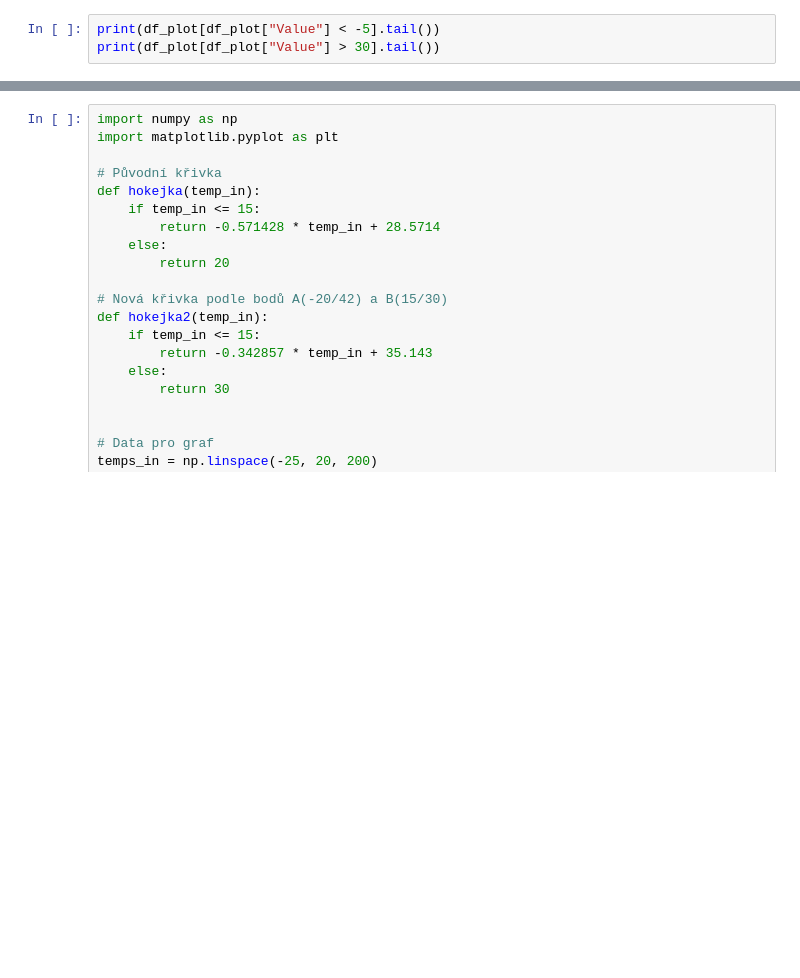
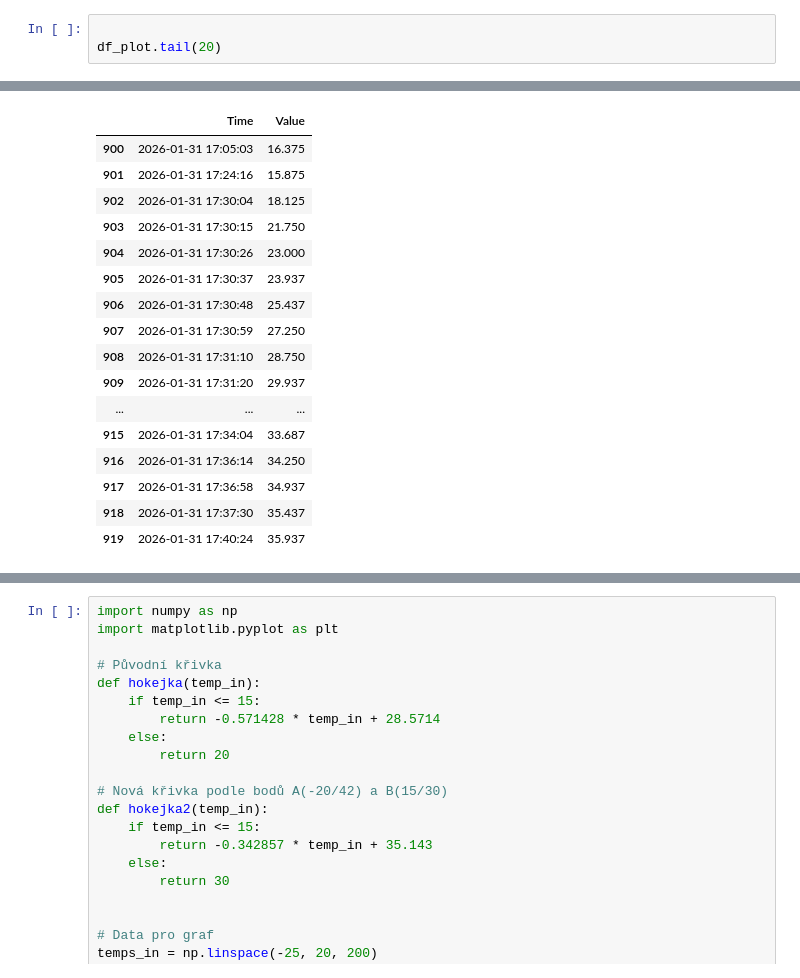
Before and after one commit to MarekCoderslab/Teploty_kotle, a Jupyter notebook: Teplota_kotle.ipynb, the cells around one changed output, grey strips where cells are left out. Cells and saved outputs as stored; diff of their text form; blank space fills up the shorter version.

```diff
--- a/Teplota_kotle.ipynb
+++ b/Teplota_kotle.ipynb
@@ -19,4 +19,4 @@ plt.show()
 # %%
-print(df_plot[df_plot["Value"] < -5].tail())
-print(df_plot[df_plot["Value"] > 30].tail())
+
+df_plot.tail(20)
 # %% [output]
@@ -32,3 +23,20 @@ Index: []
+|  | Time | Value |
+| 900 | 2026-01-31 17:05:03 | 16.375 |
+| 901 | 2026-01-31 17:24:16 | 15.875 |
+| 902 | 2026-01-31 17:30:04 | 18.125 |
+| 903 | 2026-01-31 17:30:15 | 21.750 |
+| 904 | 2026-01-31 17:30:26 | 23.000 |
+| 905 | 2026-01-31 17:30:37 | 23.937 |
+| 906 | 2026-01-31 17:30:48 | 25.437 |
+| 907 | 2026-01-31 17:30:59 | 27.250 |
+| 908 | 2026-01-31 17:31:10 | 28.750 |
+| 909 | 2026-01-31 17:31:20 | 29.937 |
+| ... | ... | ... |
+| 915 | 2026-01-31 17:34:04 | 33.687 |
+| 916 | 2026-01-31 17:36:14 | 34.250 |
+| 917 | 2026-01-31 17:36:58 | 34.937 |
+| 918 | 2026-01-31 17:37:30 | 35.437 |
+| 919 | 2026-01-31 17:40:24 | 35.937 |
 # %%
 import pandas as pd
 
```
Also changed, not shown: parts of 8 cells of this notebook, 3 other files.
